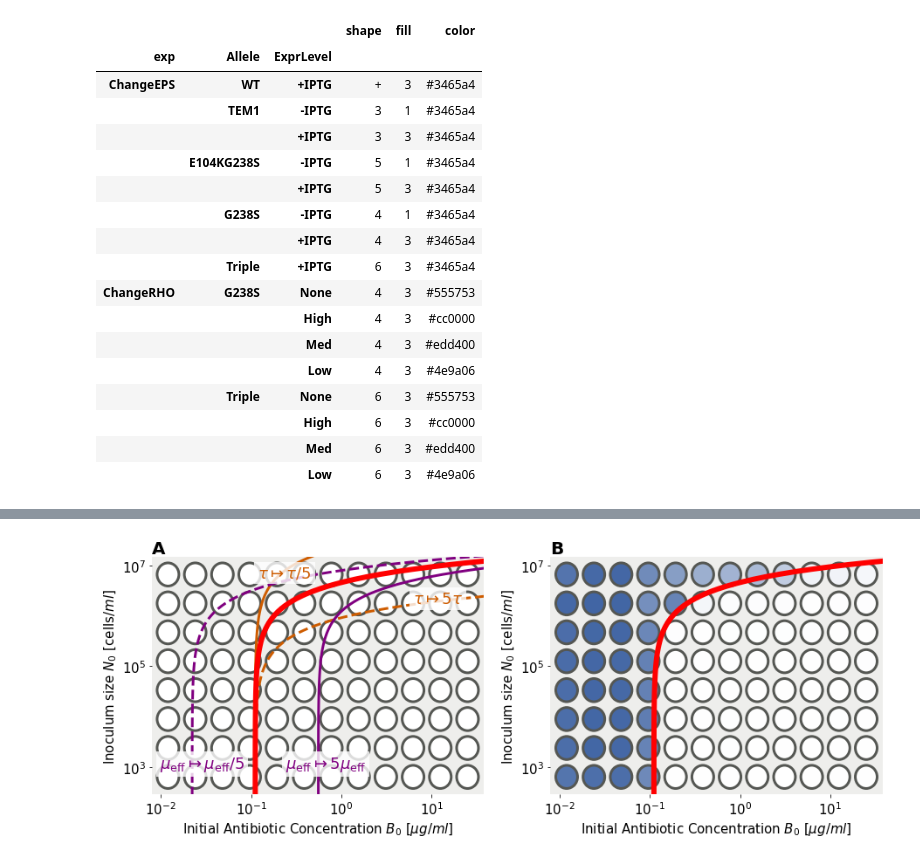
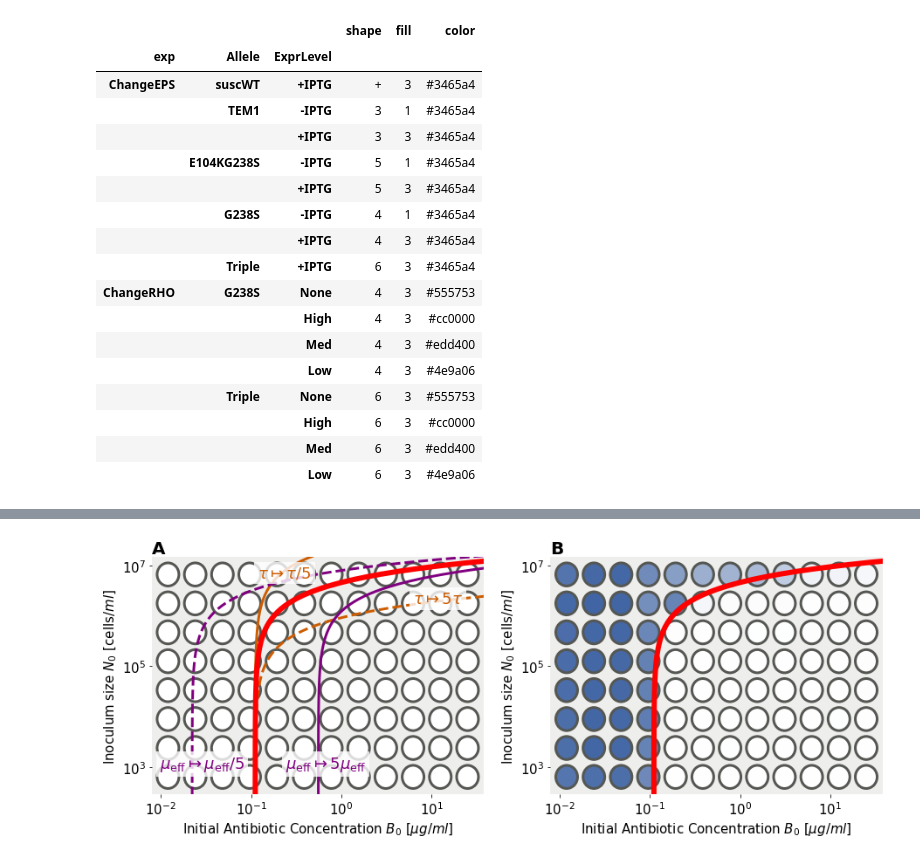
Before and after one commit to Michael000777/antibiotics, a Jupyter notebook: Plots/Plots for Manuscript.ipynb, the cells around one changed output, grey strips where cells are left out. Drawn from its saved outputs; the diff is of its cells as text; code cells hidden in the pictures.

```diff
--- a/Plots/Plots for Manuscript.ipynb
+++ b/Plots/Plots for Manuscript.ipynb
@@ -24,7 +24,7 @@ plot_xfigsize    = 15
 # %%
 basedir = '../ExperimentalData/'
 
-design_assignment_ChangeEPS = {  'ChangeEPS_WT.xlsx':         [0, 1, 2],
+design_assignment_ChangeEPS = {  'ChangeEPS_suscWT.xlsx':     [0, 1, 2],
                                  'ChangeEPS_TEM1.xlsx':       [0, 0, 1, 1, 2, 2],
                                  'ChangeEPS_E104KG238S.xlsx': [0, 0, 1, 1, 2, 2],
                                  'ChangeEPS_G238S.xlsx':      [0, 0, 1, 1, 2, 2],
@@ -105,30 +105,30 @@ ChangeRHO_Triple.xlsx
 40 rows × 27 columns
 # %%
 colors    = {'ChangeEPS':'#3465a4','ChangeRHO':'TAB:ORANGE'}
-alleles   = {'WT':'+','TEM1': 3,'G238S': 4,'E104KG238S': 5,'Triple': 6}
+alleles   = {'suscWT':'+','TEM1': 3,'G238S': 4,'E104KG238S': 5,'Triple': 6}
 exprlevel = {'-IPTG':1,'+IPTG':3,'None':3,'Low':3,'Med':3,'High':3}
 
 ChangeRHO_colors = pd.DataFrame(data = [['ChangeRHO','High', '#cc0000'], ['ChangeRHO','Med', '#edd400'], ['ChangeRHO','Low','#4e9a06'], ['ChangeRHO','None','#555753']],columns = ['exp','ExprLevel','color'])
 
 plot_color_shape = results[['exp','Allele','ExprLevel']].copy().drop_duplicates()
 
 plot_color_shape['color'] = plot_color_shape['exp'].map(colors)
 plot_color_shape['shape'] = plot_color_shape['Allele'].map(alleles)
 plot_color_shape['fill']  = plot_color_shape['ExprLevel'].map(exprlevel)
 
 
 plot_color_shape = plot_color_shape.merge(ChangeRHO_colors, left_on = ['exp','ExprLevel'], right_on = ['exp','ExprLevel'], how = 'left')
 plot_color_shape['color_y'].fillna(plot_color_shape['color_x'],inplace = True)
 plot_color_shape.drop(columns = 'color_x',inplace = True)
 plot_color_shape.rename(columns = {'color_y':'color'}, inplace = True)
 
 plot_color_shape.set_index(['exp','Allele','ExprLevel'],inplace = True)
 
 plot_color_shape
 # %% [output]
 |  |  |  | shape | fill | color |
 | exp | Allele | ExprLevel |  |  |  |
-| ChangeEPS | WT | +IPTG | + | 3 | #3465a4 |
+| ChangeEPS | suscWT | +IPTG | + | 3 | #3465a4 |
 |  | TEM1 | -IPTG | 3 | 1 | #3465a4 |
 |  |  | +IPTG | 3 | 3 | #3465a4 |
 |  | E104KG238S | -IPTG | 5 | 1 | #3465a4 |
```
Also changed, not shown: parts of 2 cells of this notebook.
